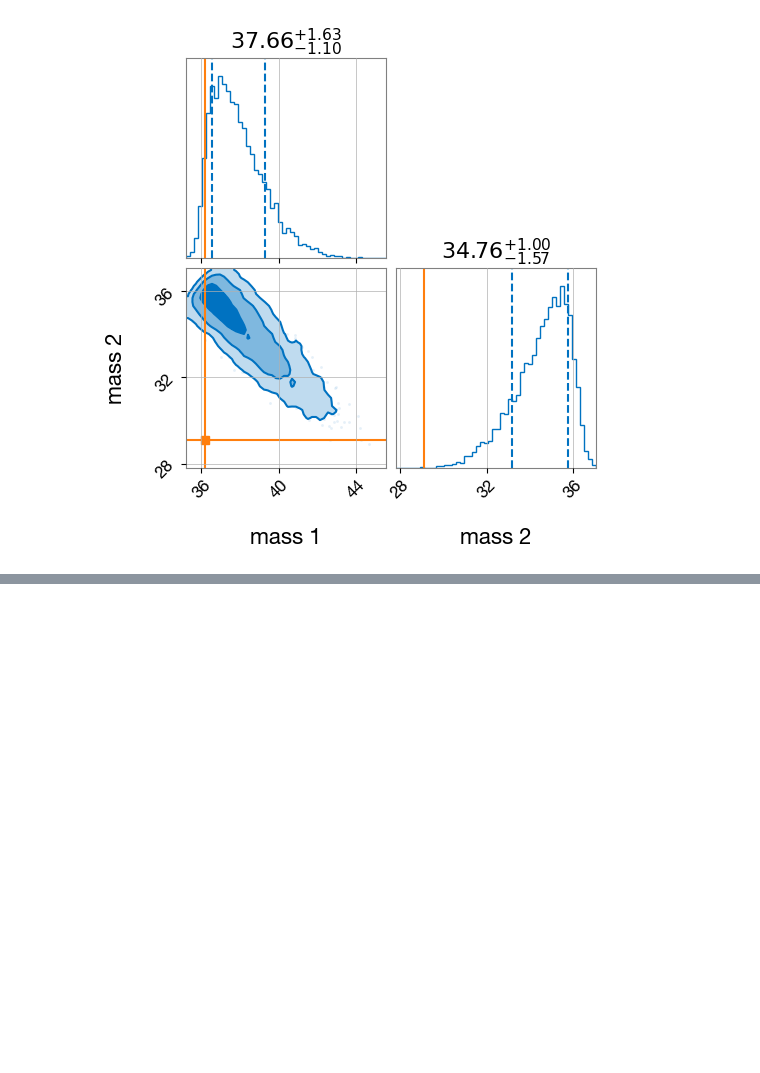
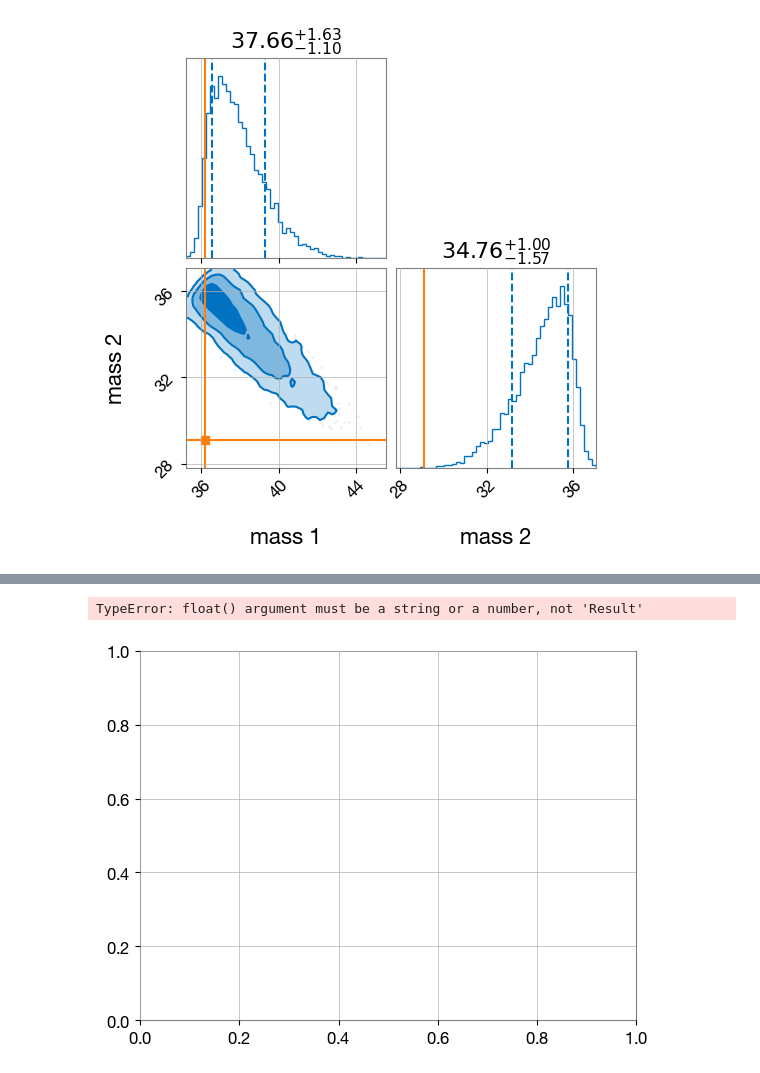
Before and after one commit to maxthebigcoda/astro-projects, a Jupyter notebook: parameter-estimation/bilby_real.ipynb, the cells around one changed output, grey strips where cells are left out. Saved outputs shown, nothing was run; the diff lists cells and outputs as text; code cells hidden in the pictures; blank space fills up the shorter version.

```diff
--- a/parameter-estimation/bilby_real.ipynb
+++ b/parameter-estimation/bilby_real.ipynb
@@ -393,0 +389,5 @@ result_short.plot_corner(parameters)
+# %%
+plt.plot(result_short)
+# %% [output]
+TypeError: float() argument must be a string or a number, not 'Result'
+[figure, added]
```
Also changed, not shown: parts of 14 cells of this notebook, 1 other file.
